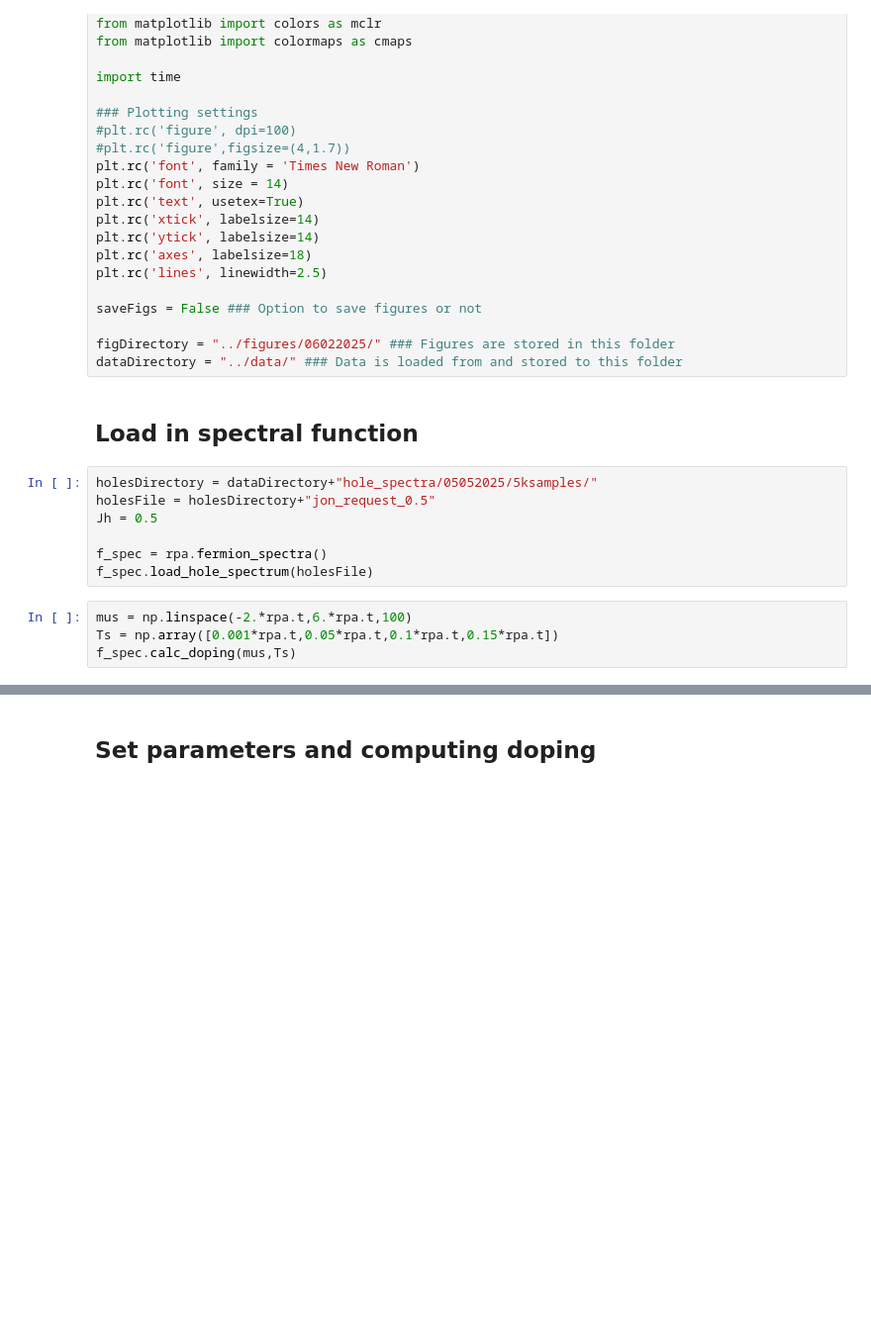
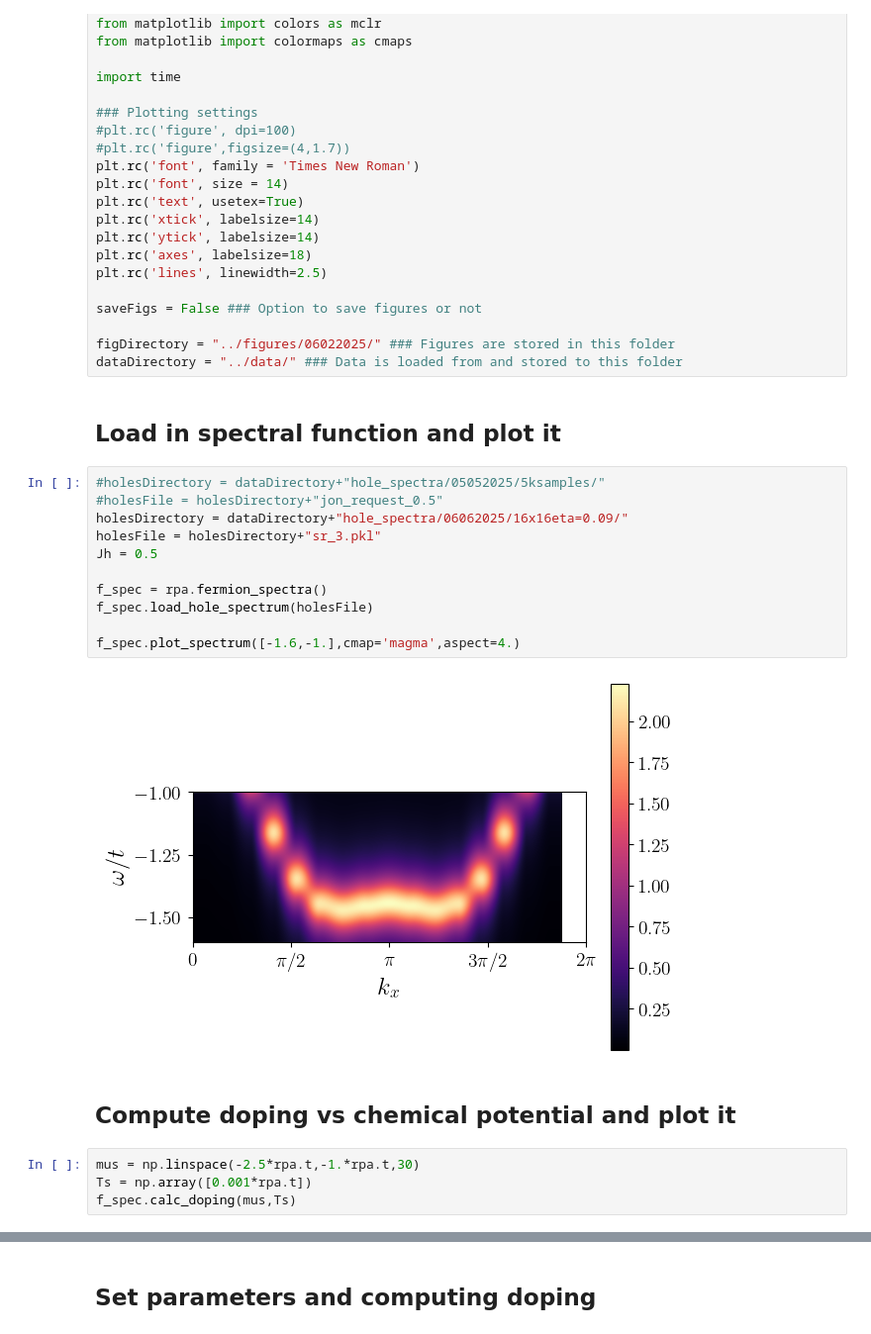
Before and after one commit to j-curtis/holes_and_magnons, a Jupyter notebook: Magnon_RPA_plots.ipynb, the cells around one changed output, grey strips where cells are left out. Shown at 99% size. Saved outputs shown, nothing was run; the diff lists cells and outputs as text; blank space fills up the shorter version.

```diff
--- a/Magnon_RPA_plots.ipynb
+++ b/Magnon_RPA_plots.ipynb
@@ -24,17 +24,25 @@ saveFigs = False ### Option to save figures or not
 figDirectory = "../figures/06022025/" ### Figures are stored in this folder
 dataDirectory = "../data/" ### Data is loaded from and stored to this folder
 # %% [markdown]
-## Load in spectral function
+## Load in spectral function and plot it
-# %%
-holesDirectory = dataDirectory+"hole_spectra/05052025/5ksamples/"
-holesFile = holesDirectory+"jon_request_0.5"
-Jh = 0.5
-
-f_spec = rpa.fermion_spectra()
-f_spec.load_hole_spectrum(holesFile)
+# %%
+#holesDirectory = dataDirectory+"hole_spectra/05052025/5ksamples/"
+#holesFile = holesDirectory+"jon_request_0.5"
+holesDirectory = dataDirectory+"hole_spectra/06062025/16x16eta=0.09/"
+holesFile = holesDirectory+"sr_3.pkl"
+Jh = 0.5
+
+f_spec = rpa.fermion_spectra()
+f_spec.load_hole_spectrum(holesFile)
+
+f_spec.plot_spectrum([-1.6,-1.],cmap='magma',aspect=4.)
+# %% [output]
+[figure, added]
+# %% [markdown]
+## Compute doping vs chemical potential and plot it
 # %%
-mus = np.linspace(-2.*rpa.t,6.*rpa.t,100)
-Ts = np.array([0.001*rpa.t,0.05*rpa.t,0.1*rpa.t,0.15*rpa.t])
+mus = np.linspace(-2.5*rpa.t,-1.*rpa.t,30)
+Ts = np.array([0.001*rpa.t])
 f_spec.calc_doping(mus,Ts)
 # %%
 for i in range(len(Ts)):
```
Also changed, not shown: parts of 12 cells of this notebook, 1 other file.
